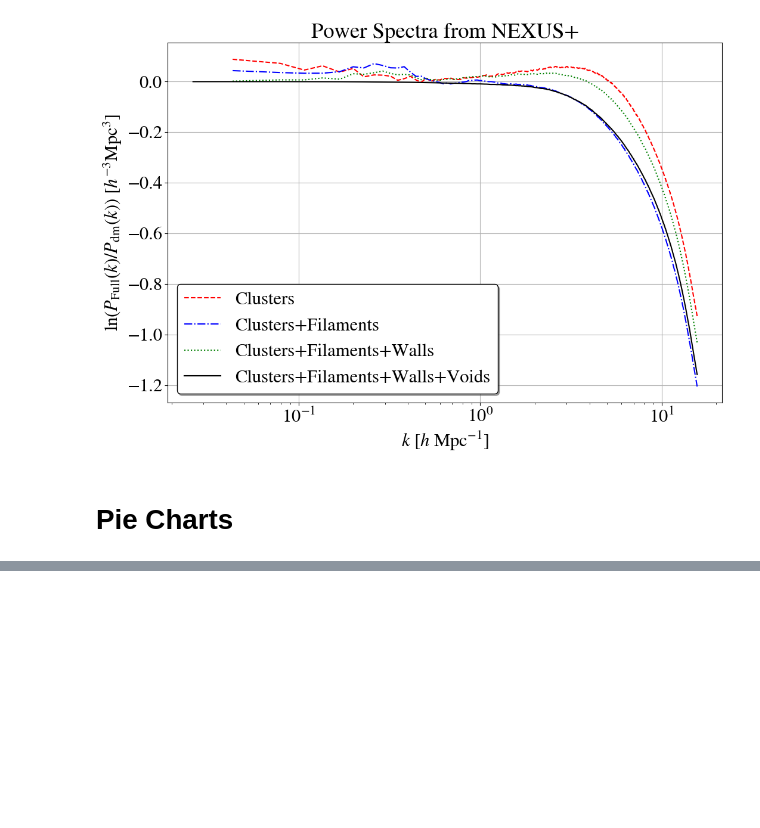
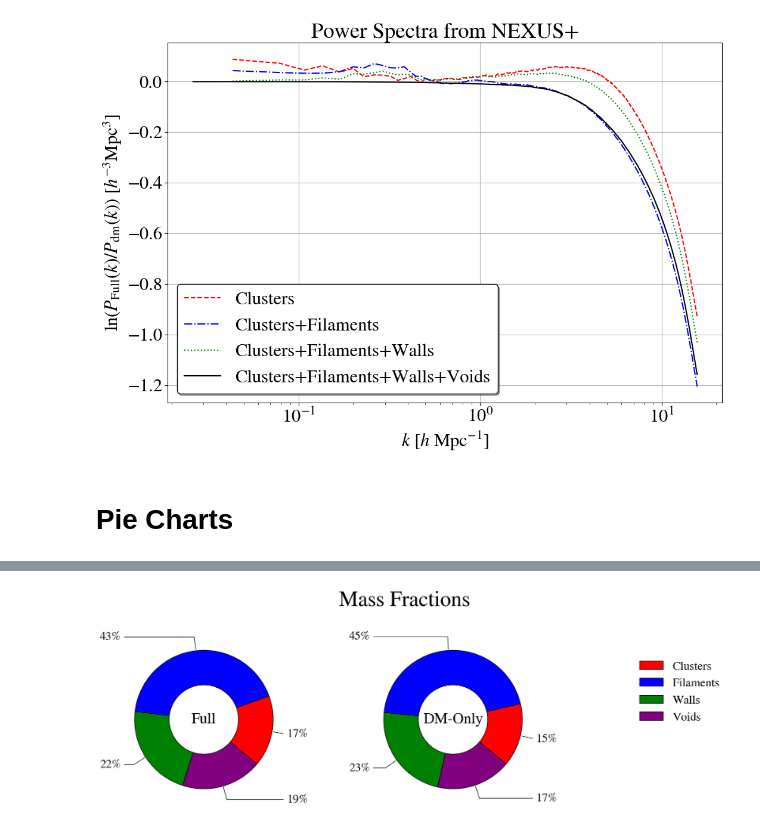
Before and after one commit to James11222/CosmoMMF, a Jupyter notebook: notebooks/final_power_spectrum_comparison.ipynb, the cells around one changed output, grey strips where cells are left out. Drawn from its saved outputs; the diff is of its cells as text; code cells hidden in the pictures; blank space fills up the shorter version.

```diff
--- a/notebooks/final_power_spectrum_comparison.ipynb
+++ b/notebooks/final_power_spectrum_comparison.ipynb
@@ -255,7 +284,7 @@ def calc_mass_percentages(sim_type):
 dm_only_percentages = calc_volume_percentages("Dark")
 full_percentages = calc_volume_percentages("Full")
 # %%
-dm_only_percentages_mass = calc_mass_percentages("Dark")
+# dm_only_percentages_mass = calc_mass_percentages("Dark")
 full_percentages_mass = calc_mass_percentages("Full")
 # %%
 # # density_cube = np.load(config["input_directory"] + config["run_name"] + ".npy")
@@ -358,6 +389,6 @@ f.show()
 # %%
 
-def plot_pie(DM_percents, FULL_percents)
+def plot_pie(DM_percents, FULL_percents):
     fig, ax = plt.subplots(1,2, figsize=(18, 6), subplot_kw=dict(aspect="equal"))
 
     outer_colors = ['red', 'blue', 'green', 'purple']
@@ -365,7 +396,7 @@ def plot_pie(DM_percents, FULL_percents)
     # FULL_percents = full_percentages
     labels = ["Clusters","Filaments", "Walls", "Voids"]
 
-    fig.suptitle("Volume Fractions", fontsize=40)
+    fig.suptitle("Mass Fractions", fontsize=40)
     ##########################
     #      Top Left
     ##########################
@@ -436,5 +467,5 @@ def plot_pie(DM_percents, FULL_percents)
     ax[1].legend(wedges, labels , frameon=False, bbox_to_anchor=(1.6, 0.4, 0.5, 0.5))
 
     fig.tight_layout()
-    # fig.savefig("volume_pie_chart.png", dpi=300, bbox_inches="tight")
+    # fig.savefig("mass_pie_chart.png", dpi=300, bbox_inches="tight")
     plt.show()
@@ -444,0 +476,4 @@ plot_pie(dm_only_percentages, full_percentages)
+# %%
+plot_pie(dm_only_percentages_mass, full_percentages_mass)
+# %% [output]
+[figure, added]
```
Also changed, not shown: parts of 9 cells of this notebook, 2 other files.
